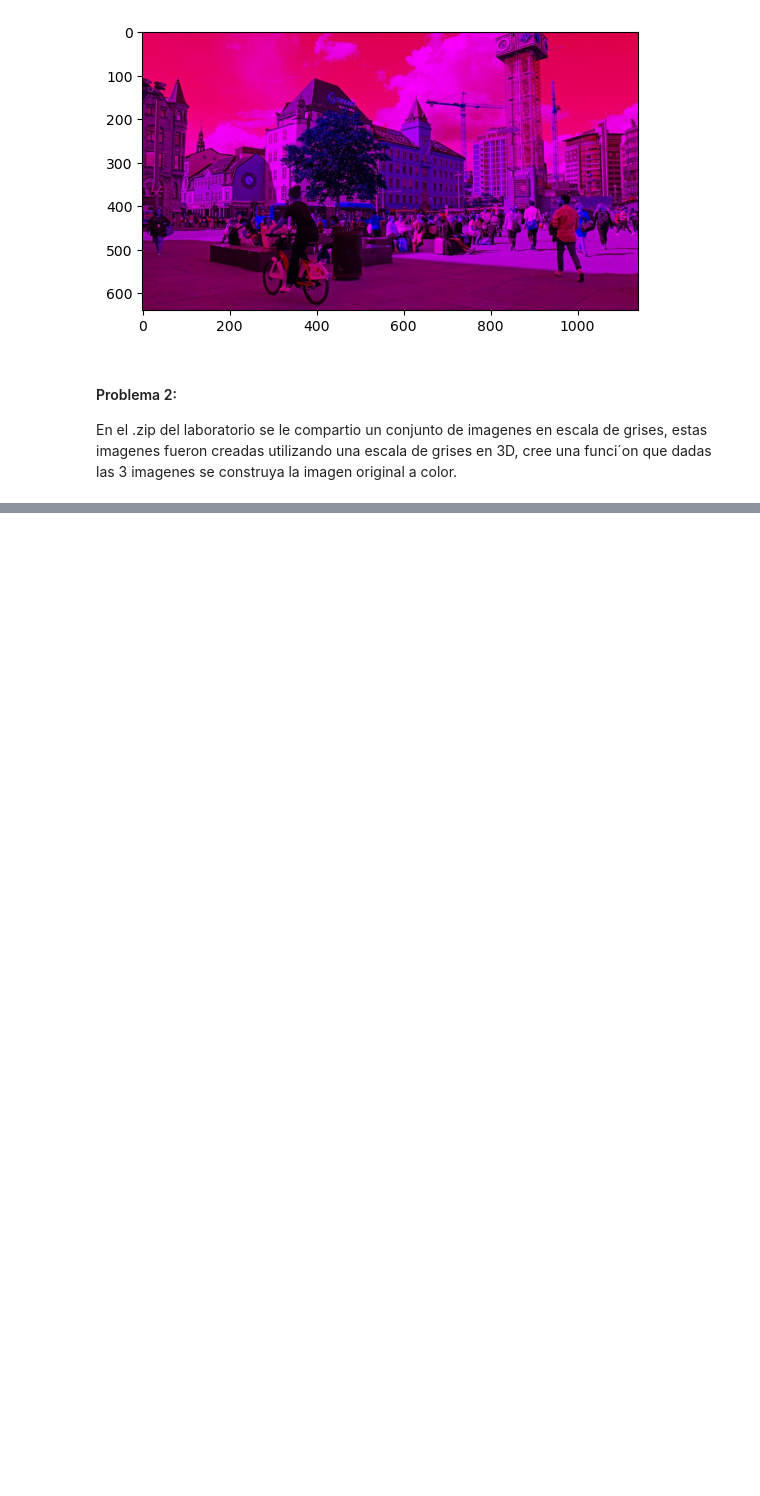
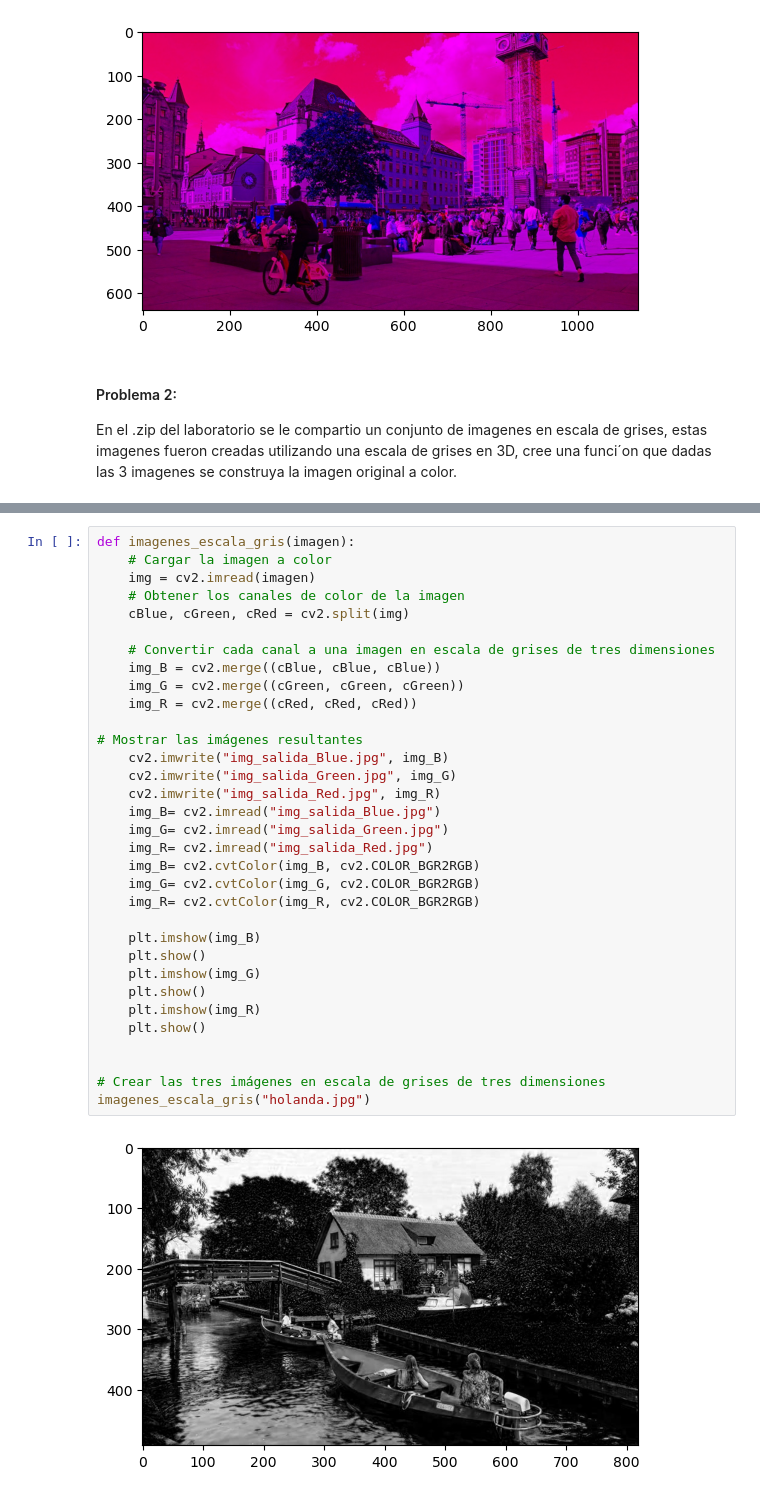
Before and after one commit to eddyfra/papd, a Jupyter notebook: imr/lab1/lab1.ipynb, the cells around one changed output, grey strips where cells are left out. Saved outputs shown, nothing was run; the diff lists cells and outputs as text; blank space fills up the shorter version.

```diff
--- a/imr/lab1/lab1.ipynb
+++ b/imr/lab1/lab1.ipynb
@@ -90,0 +84,35 @@ imagen_color3 = construir_imagen_color("imagen3/perro_salida_gray_rojo.jpg", "im
+# %%
+def imagenes_escala_gris(imagen):
+    # Cargar la imagen a color
+    img = cv2.imread(imagen)
+    # Obtener los canales de color de la imagen
+    cBlue, cGreen, cRed = cv2.split(img)
+
+    # Convertir cada canal a una imagen en escala de grises de tres dimensiones
+    img_B = cv2.merge((cBlue, cBlue, cBlue))
+    img_G = cv2.merge((cGreen, cGreen, cGreen))
+    img_R = cv2.merge((cRed, cRed, cRed))
+
+# Mostrar las imágenes resultantes
+    cv2.imwrite("img_salida_Blue.jpg", img_B)
+    cv2.imwrite("img_salida_Green.jpg", img_G)
+    cv2.imwrite("img_salida_Red.jpg", img_R)
+    img_B= cv2.imread("img_salida_Blue.jpg")
+    img_G= cv2.imread("img_salida_Green.jpg")
+    img_R= cv2.imread("img_salida_Red.jpg")
+    img_B= cv2.cvtColor(img_B, cv2.COLOR_BGR2RGB)
+    img_G= cv2.cvtColor(img_G, cv2.COLOR_BGR2RGB)
+    img_R= cv2.cvtColor(img_R, cv2.COLOR_BGR2RGB)
+
+    plt.imshow(img_B)
+    plt.show()
+    plt.imshow(img_G)
+    plt.show()
+    plt.imshow(img_R)
+    plt.show()
+
+
+# Crear las tres imágenes en escala de grises de tres dimensiones
+imagenes_escala_gris("holanda.jpg")
+# %% [output]
+[figure, added]
```
Also changed, not shown: parts of 3 cells of this notebook, 4 other files.
